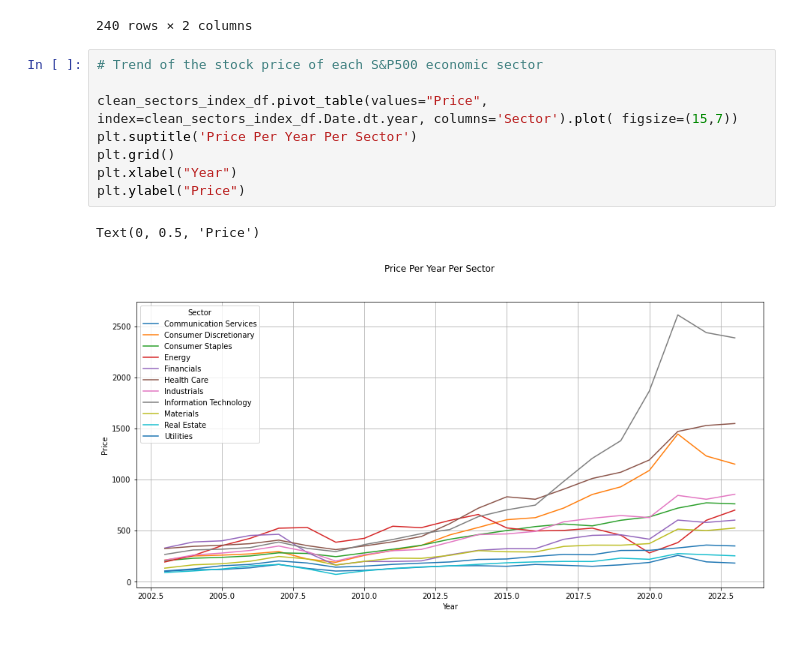
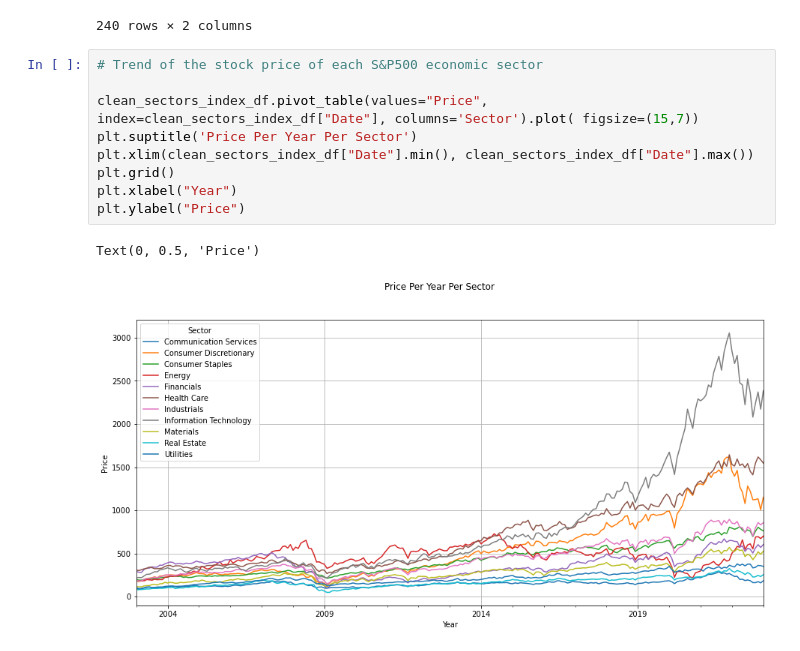
Before and after one commit to rocklurva/Mini-Project-1, a Jupyter notebook: main.ipynb, the cells around one changed output. Drawn from its saved outputs; the diff is of its cells as text.

Commit message:
updated graph

```diff
--- a/main.ipynb
+++ b/main.ipynb
@@ -404,11 +404,12 @@ clean_cpi_df
 # %%
 # Trend of the stock price of each S&P500 economic sector
 
-clean_sectors_index_df.pivot_table(values="Price", index=clean_sectors_index_df.Date.dt.year, columns='Sector').plot( figsize=(15,7))
+clean_sectors_index_df.pivot_table(values="Price", index=clean_sectors_index_df["Date"], columns='Sector').plot( figsize=(15,7))
 plt.suptitle('Price Per Year Per Sector')
+plt.xlim(clean_sectors_index_df["Date"].min(), clean_sectors_index_df["Date"].max())
 plt.grid()
 plt.xlabel("Year")
 plt.ylabel("Price")
 # %% [output]
 Text(0, 0.5, 'Price')
-[figure, old version]
+[figure, new version]
```
Also changed, not shown: parts of 1 cell of this notebook.
